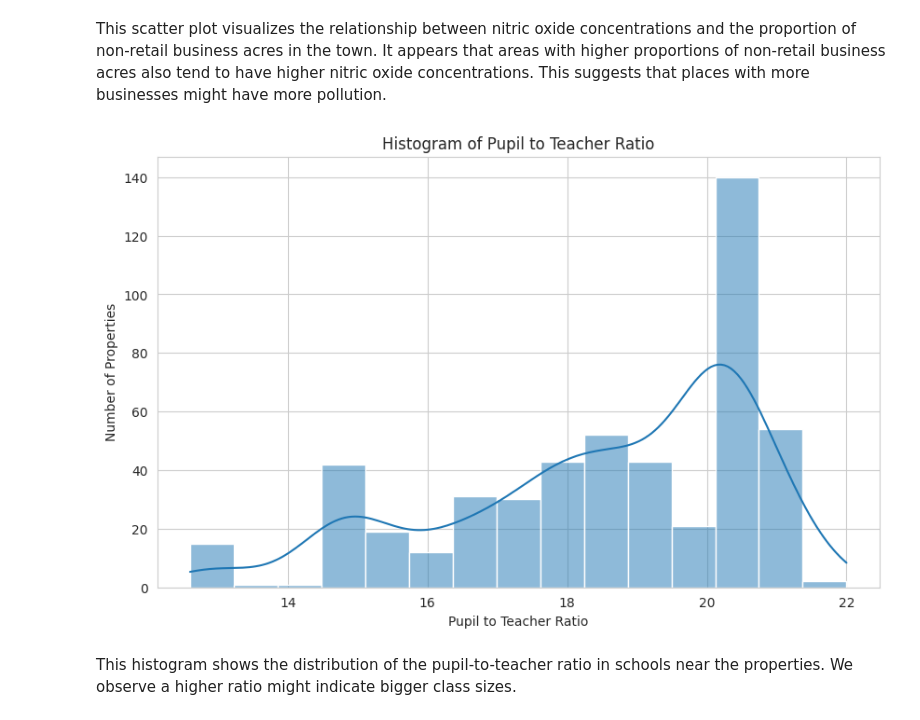
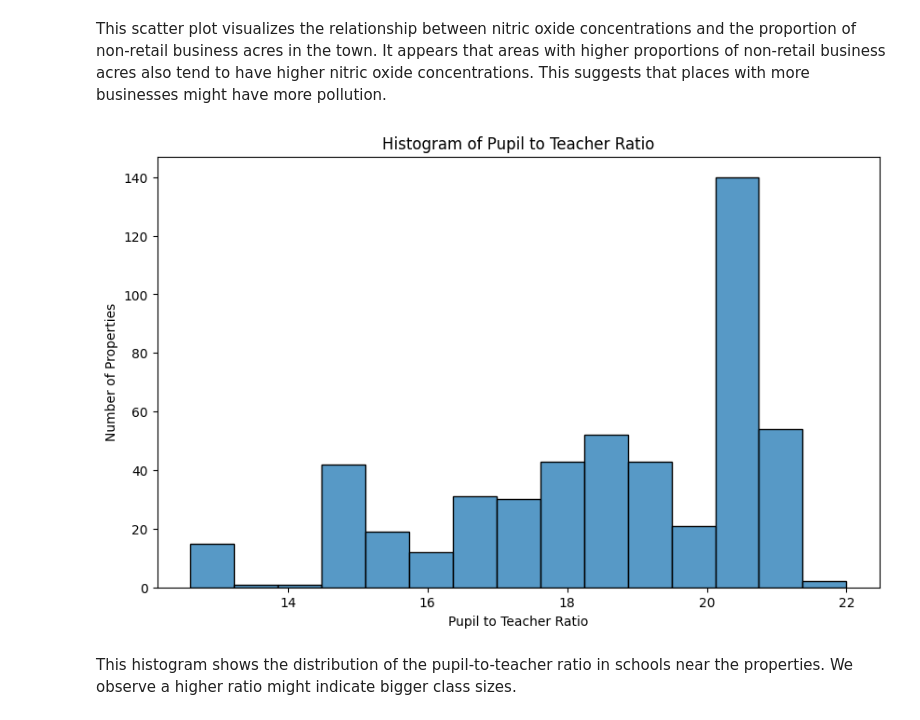
Before and after one commit to ahsansaleem/github-final-project, a Jupyter notebook: Project_Case_Boston_Housing.ipynb, the cells around one changed output. Saved outputs shown, nothing was run; the diff lists cells and outputs as text; code cells hidden in the pictures.

```diff
--- a/Project_Case_Boston_Housing.ipynb
+++ b/Project_Case_Boston_Housing.ipynb
@@ -12,8 +12,5 @@ boston_df=pd.read_csv(boston_url)
 # %%
 import matplotlib.pyplot as plt
 import seaborn as sns
-
-# Setting the style for seaborn plots
-sns.set_style("whitegrid")
 # %%
 #For the "Median value of owner-occupied homes" provide a boxplot
@@ -69,13 +66,13 @@ This scatter plot visualizes the relationship between nitric oxide concentration
 # %%
 #Create a histogram for the pupil to teacher ratio variable
 plt.figure(figsize=(10, 6))
-sns.histplot(boston_df["PTRATIO"], bins=15, kde=True)
+sns.histplot(boston_df["PTRATIO"], bins=15)
 plt.title("Histogram of Pupil to Teacher Ratio")
 plt.xlabel("Pupil to Teacher Ratio")
 plt.ylabel("Number of Properties")
 plt.show()
 # %% [output]
-[figure, old version]
+[figure, new version]
 # %% [markdown]
 This histogram shows the distribution of the pupil-to-teacher ratio in schools near the properties. We observe a higher ratio might indicate bigger class sizes.
 # %% [markdown]
```
Also changed, not shown: parts of 7 cells of this notebook.
